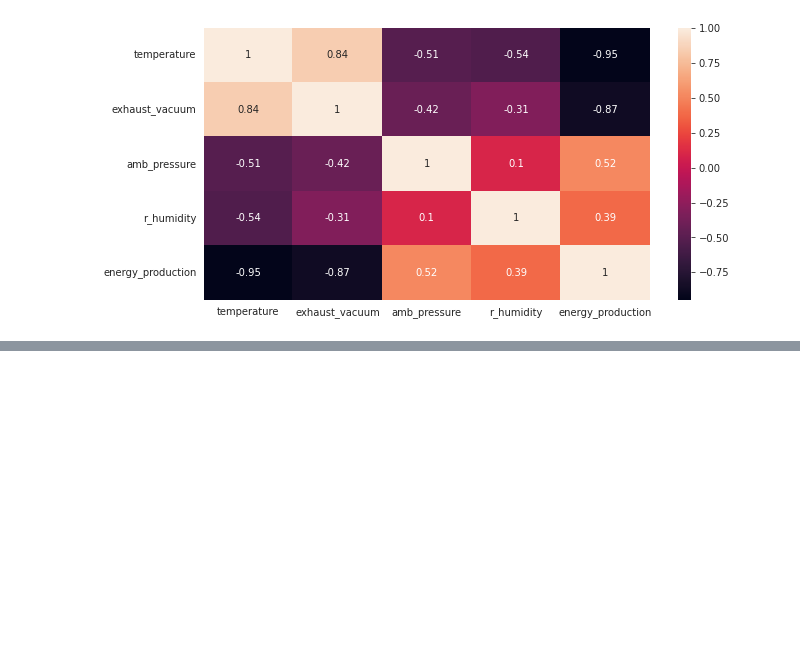
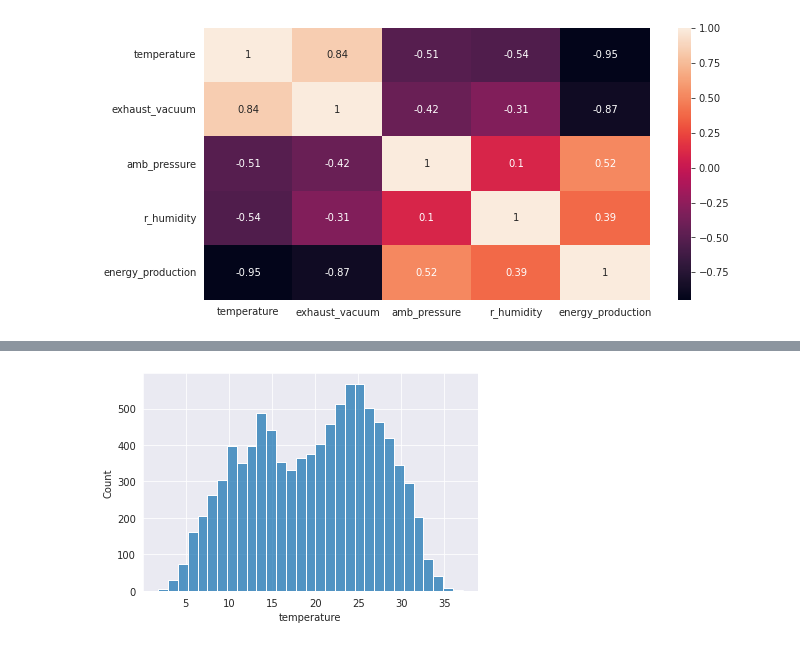
Before and after one commit to ch-aitali/assignments, a Jupyter notebook: p93_combined_power_plant.ipynb, the cells around one changed output, grey strips where cells are left out. Saved outputs shown, nothing was run; the diff lists cells and outputs as text; code cells hidden in the pictures; blank space fills up the shorter version.

```diff
--- a/p93_combined_power_plant.ipynb
+++ b/p93_combined_power_plant.ipynb
@@ -135,0 +151,8 @@ plt.show()
+# %%
+# histogram
+#temperature and amb_pressure are normally distributed
+#r_humidity has postively left skewd
+sns.histplot(data_1['temperature'])
+plt.show()
+# %% [output]
+[figure, added]
```
Also changed, not shown: parts of 83 cells of this notebook.
